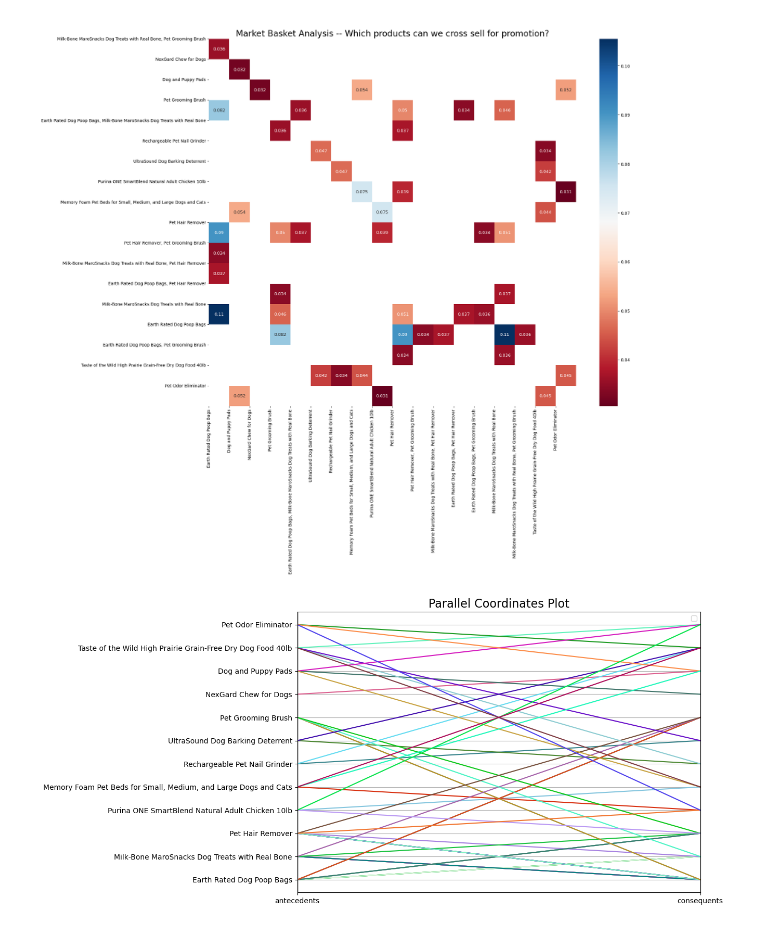
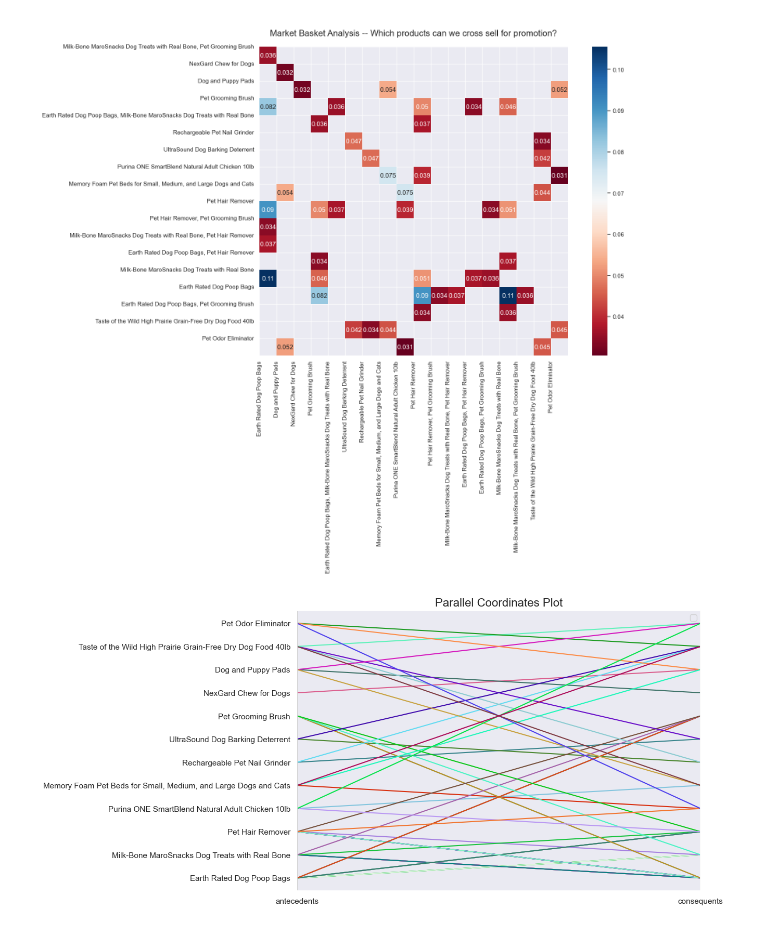
Before and after one commit to Jessica-Haire/market_basket_analysis, a Jupyter notebook: market_basket_analysis.ipynb, the cells around one changed output. Drawn from its saved outputs; the diff is of its cells as text; code cells hidden in the pictures.

Commit message:
adjusted formatting

```diff
--- a/market_basket_analysis.ipynb
+++ b/market_basket_analysis.ipynb
@@ -52,38 +52,38 @@ frequent_itemset_plus_ass = association_rules(frequent_itemset_plus, metric='lif
 support_table = frequent_itemset_plus_ass.pivot(index='consequents', columns='antecedents', values='support')
 
 # Set the figure size to make the heatmap wider
-plt.figure(figsize=(22, 11))
+plt.figure(figsize=(16, 8))
 
 # Convert the column names (antecedents) to strings to subscript product names from frozen set
 support_table.columns = [', '.join(col) for col in support_table.columns]
 
 # Convert the index (consequents) to strings to subscript product names from frozen set
 support_table.index = [', '.join(index) for index in support_table.index]
 
 # Plot the chart
-sns.heatmap(data=support_table, annot=True, cmap='RdBu', square=True)
+sns.set()
+heatmap_plot = sns.heatmap(data=support_table, annot=True, cmap='RdBu', square=True)
 plt.xticks(range(len(support_table.columns)), support_table.columns, rotation=90)
 plt.yticks(range(len(support_table.index)), support_table.index)
-
-plt.title('\nMarket Basket Analysis -- Which products can we cross sell for promotion?', fontsize=20)
+heatmap_plot.set_title('\nMarket Basket Analysis -- Which products can we cross sell for promotion?', pad=20, fontsize=16)
 
 # Creat space between title and chart
-plt.subplots_adjust(top=1.2, bottom=0.1, left=0.1, right=0.8)
+plt.subplots_adjust(top=1.1)
 
 # Display chart
 plt.show()
 
 
 # PARALLEL COORDINATES PLOT
 plt.figure(figsize=(10, 7))
 frequent_itemset_plus_ass['antecedents'] = frequent_itemset_plus_ass['antecedents'].apply(lambda antecedent: list(antecedent)[0])
 frequent_itemset_plus_ass['consequents'] = frequent_itemset_plus_ass['consequents'].apply(lambda consequent: list(consequent)[0])
 frequent_itemset_plus_ass['rule'] = frequent_itemset_plus_ass.index
 coords = frequent_itemset_plus_ass[['antecedents', 'consequents', 'rule']]
 parallel_coordinates(coords, 'rule')
 plt.legend([])
 plt.title("Parallel Coordinates Plot", fontsize=16)
 plt.show()
 # %% [output]
-[figure, old version]
+[figure, new version]
-[figure, old version]
+[figure, new version]
```
